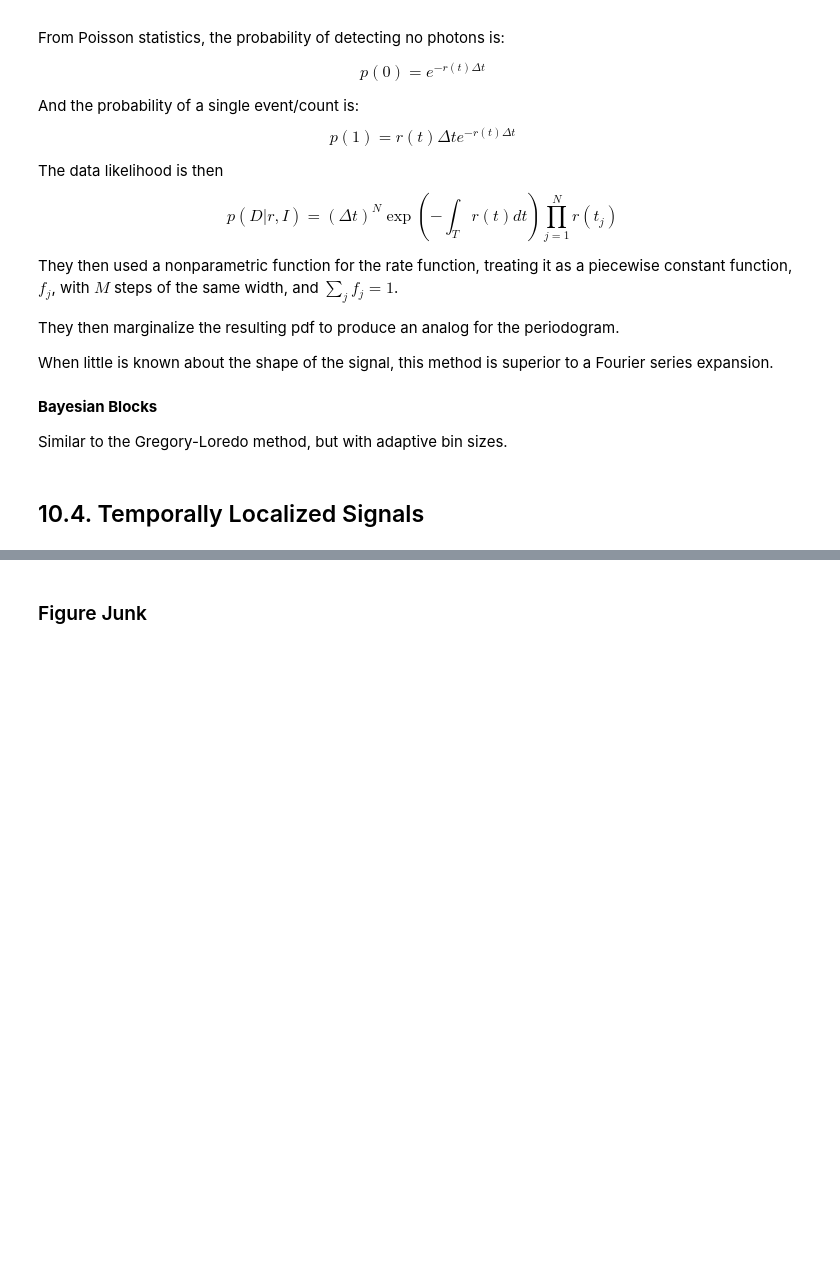
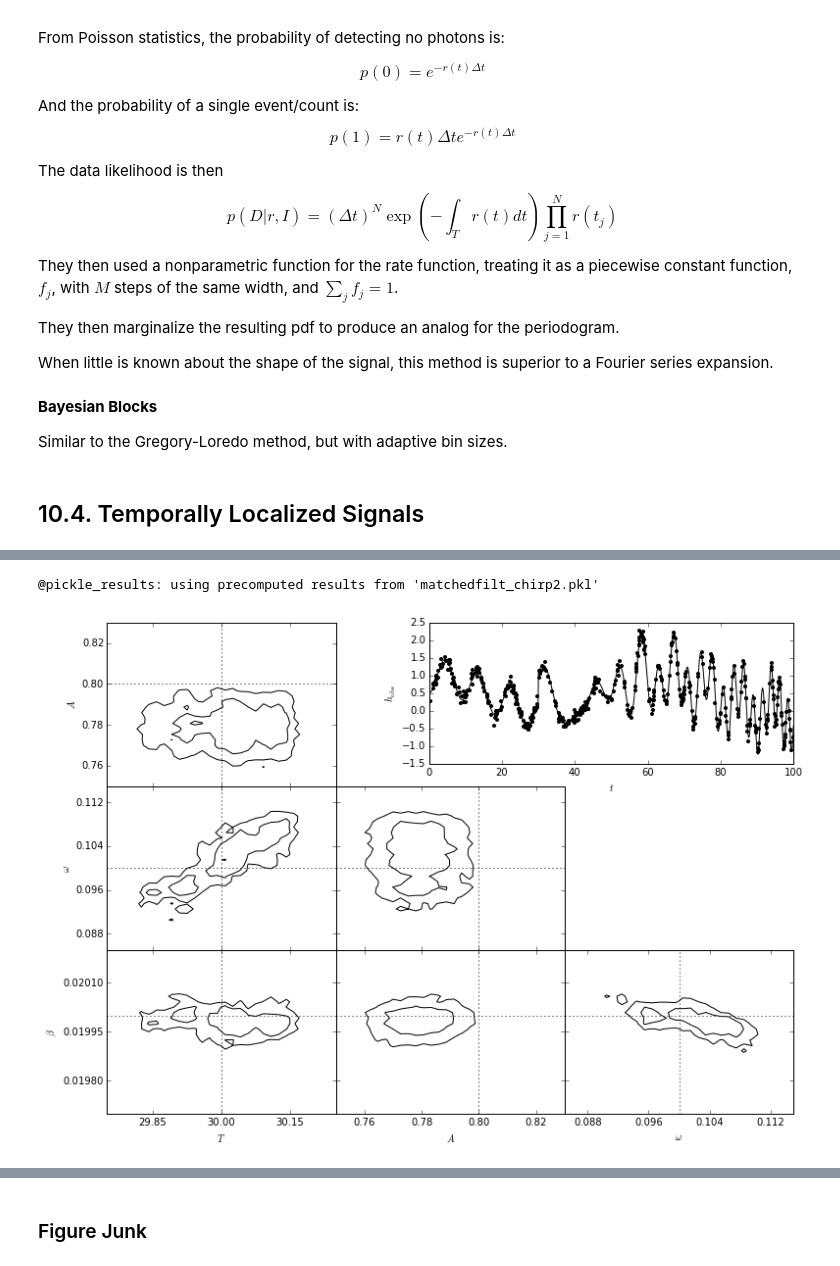
Before and after one commit to YastroML/YastroML, a Jupyter notebook: Session19_150219/Ch10_TimeSeries.ipynb, the cells around one changed output, grey strips where cells are left out. Drawn from its saved outputs; the diff is of its cells as text; code cells hidden in the pictures; blank space fills up the shorter version.

```diff
--- a/Session19_150219/Ch10_TimeSeries.ipynb
+++ b/Session19_150219/Ch10_TimeSeries.ipynb
@@ -942,0 +985,5 @@ Similar to the Gregory-Loredo method, but with adaptive bin sizes.
+# %%
+plot1027()
+# %% [output]
+@pickle_results: using precomputed results from 'matchedfilt_chirp2.pkl'
+[figure, added]
```
Also changed, not shown: parts of 14 cells of this notebook, 3 other files.
